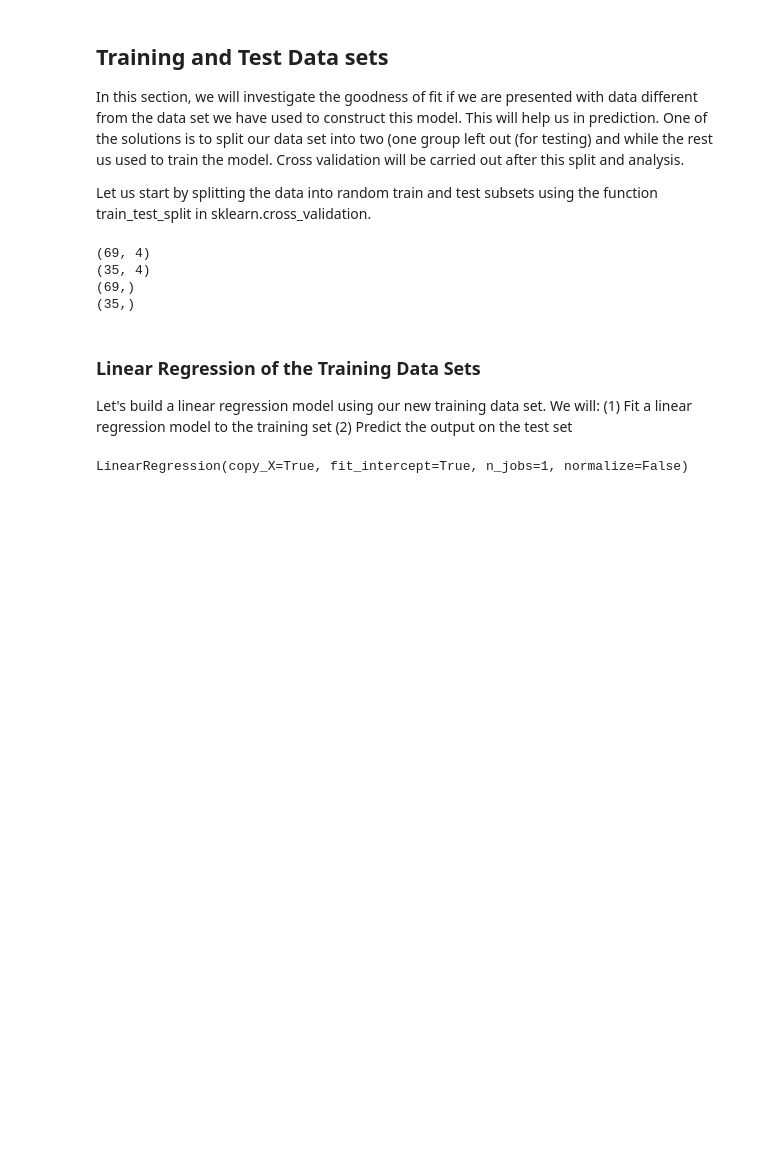
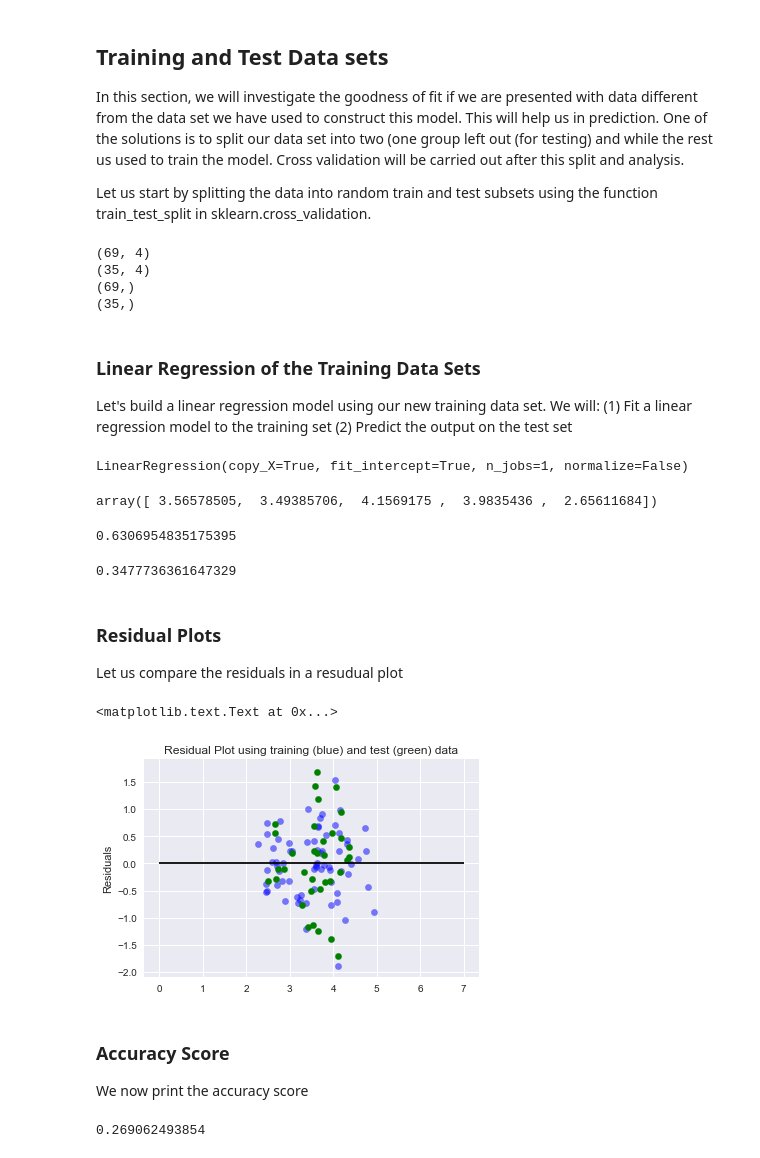
Before and after one commit to druchefavour/Data-Science---Project, a Jupyter notebook: Linear Regression.ipynb, the cells around one changed output. Drawn from its saved outputs; the diff is of its cells as text; code cells hidden in the pictures; blank space fills up the shorter version.

```diff
--- a/Linear Regression.ipynb
+++ b/Linear Regression.ipynb
@@ -522,3 +522,39 @@ lm = LinearRegression()
 lm.fit(X_train, Y_train)
 # %% [output]
 LinearRegression(copy_X=True, fit_intercept=True, n_jobs=1, normalize=False)
+# %%
+# Predict the first five test Gas prices
+lm.predict(X_test)[0:5]
+# %% [output]
+array([ 3.56578505,  3.49385706,  4.1569175 ,  3.9835436 ,  2.65611684])
+# %%
+# mean square error for X_test
+mseX_test = np.mean((Y_test - lm.predict(X_test)) ** 2)
+print(mseX_test)
+# %% [output]
+0.6306954835175395
+# %%
+# mean square error for X_train
+mseX_train = np.mean((Y_train - lm.predict(X_train)) ** 2)
+print(mseX_train)
+# %% [output]
+0.3477736361647329
+# %% [markdown]
+### Residual Plots
+Let us compare the residuals in a resudual plot
+# %%
+plt.scatter(lm.predict(X_train), lm.predict(X_train) - Y_train, c='b', s=40, alpha=0.5)
+plt.scatter(lm.predict(X_test), lm.predict(X_test) - Y_test, c='g', s=40)
+plt.hlines(y = 0, xmin=0, xmax = 7)
+plt.title('Residual Plot using training (blue) and test (green) data')
+plt.ylabel('Residuals')
+# %% [output]
+<matplotlib.text.Text at 0x...>
+[figure, added]
+# %% [markdown]
+### Accuracy Score
+We now print the accuracy score
+# %%
+ print (lm.fit(X_train, Y_train).score(X_test, Y_test))
+# %% [output]
+0.269062493854
```
Also changed, not shown: parts of 14 cells of this notebook.
